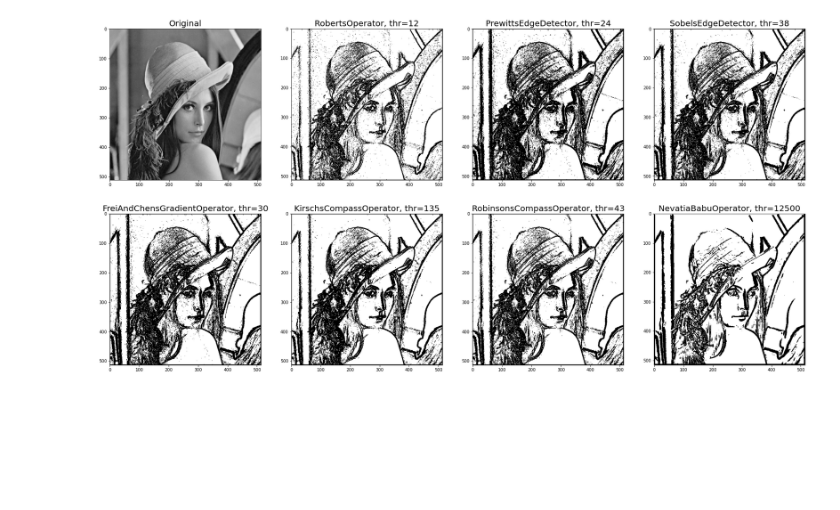
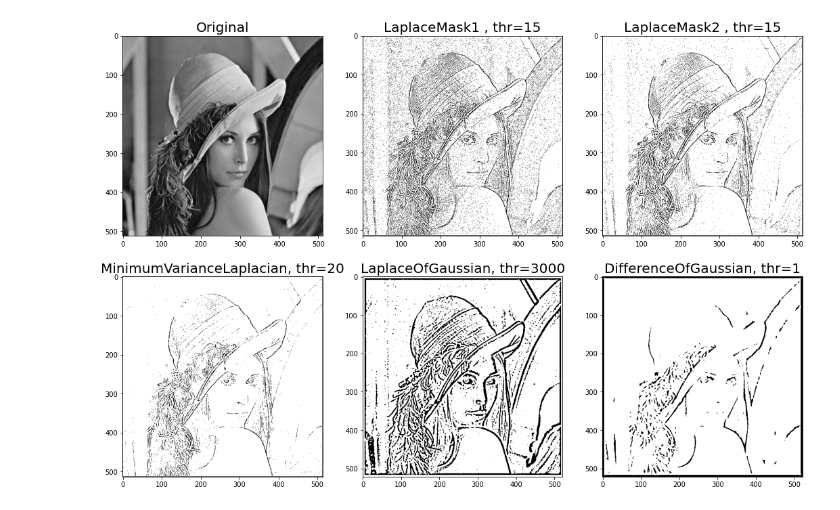
Before and after one commit to ChangLee0903/NTU-Computer-Vision-CSIE5732, a Jupyter notebook: hw10/Untitled2.ipynb, the cells around one changed output. Saved outputs shown, nothing was run; the diff lists cells and outputs as text; code cells hidden in the pictures; blank space fills up the shorter version.

```diff
--- a/hw10/Untitled2.ipynb
+++ b/hw10/Untitled2.ipynb
@@ -247,32 +94,26 @@ PIL_image.save('results/NevatiaBabuOperator.bmp')
 # %%
 import matplotlib.pyplot as plt
 
-fig, ax = plt.subplots(2, 4, figsize=(30, 15))
+fig, ax = plt.subplots(2, 3, figsize=(18, 12))
 
 ax[0, 0].imshow(sample_arr, cmap = 'gray')
 ax[0, 0].set_title('Original', fontsize=20)
 
-ax[0, 1].imshow(binarize(roberts_operator(sample_arr), 12), cmap = 'gray')
-ax[0, 1].set_title('RobertsOperator, thr=12', fontsize=20)
+ax[0, 1].imshow(binarize(laplace_mask1(sample_arr), 15), cmap = 'gray')
+ax[0, 1].set_title('LaplaceMask1 , thr=15', fontsize=20)
 
-ax[0, 2].imshow(binarize(prewitts_edge_detector(sample_arr), 24), cmap = 'gray')
-ax[0, 2].set_title('PrewittsEdgeDetector, thr=24', fontsize=20)
+ax[0, 2].imshow(binarize(laplace_mask2(sample_arr), 15), cmap = 'gray')
+ax[0, 2].set_title('LaplaceMask2 , thr=15', fontsize=20)
 
-ax[0, 3].imshow(binarize(sobels_edge_detector(sample_arr), 38), cmap = 'gray')
-ax[0, 3].set_title('SobelsEdgeDetector, thr=38', fontsize=20)
+ax[1, 0].imshow(binarize(minimum_variance_laplacian(sample_arr), 20), cmap = 'gray')
+ax[1, 0].set_title('MinimumVarianceLaplacian, thr=20', fontsize=20)
 
-ax[1, 0].imshow(binarize(frei_and_chens_gradient_operator(sample_arr), 30), cmap = 'gray')
-ax[1, 0].set_title('FreiAndChensGradientOperator, thr=30', fontsize=20)
+ax[1, 1].imshow(binarize(laplace_of_gaussian(sample_arr), 3000), cmap = 'gray')
+ax[1, 1].set_title('LaplaceOfGaussian, thr=3000', fontsize=20)
 
-ax[1, 1].imshow(binarize(kirschs_compass_operator(sample_arr), 135), cmap = 'gray')
-ax[1, 1].set_title('KirschsCompassOperator, thr=135', fontsize=20)
-
-ax[1, 2].imshow(binarize(robinsons_compass_operator(sample_arr), 43), cmap = 'gray')
-ax[1, 2].set_title('RobinsonsCompassOperator, thr=43', fontsize=20)
-
-ax[1, 3].imshow(binarize(nevatia_babu_5x5_operator(sample_arr), 12500), cmap = 'gray')
-ax[1, 3].set_title('NevatiaBabuOperator, thr=12500', fontsize=20)
+ax[1, 2].imshow(binarize(difference_of_gaussian(sample_arr), 1, False), cmap = 'gray')
+ax[1, 2].set_title('DifferenceOfGaussian, thr=1', fontsize=20)
 
 plt.show()
 # %% [output]
-[figure, old version]
+[figure, new version]
```
Also changed, not shown: parts of 9 cells of this notebook, 8 other files.
